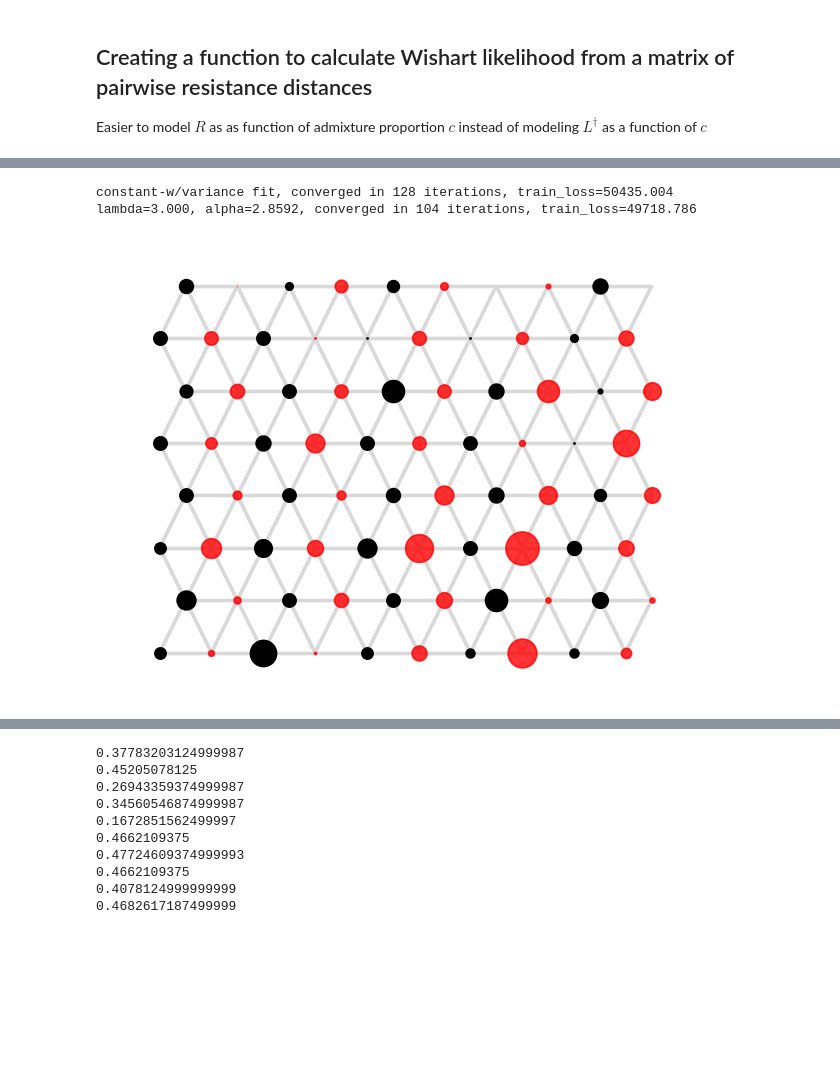
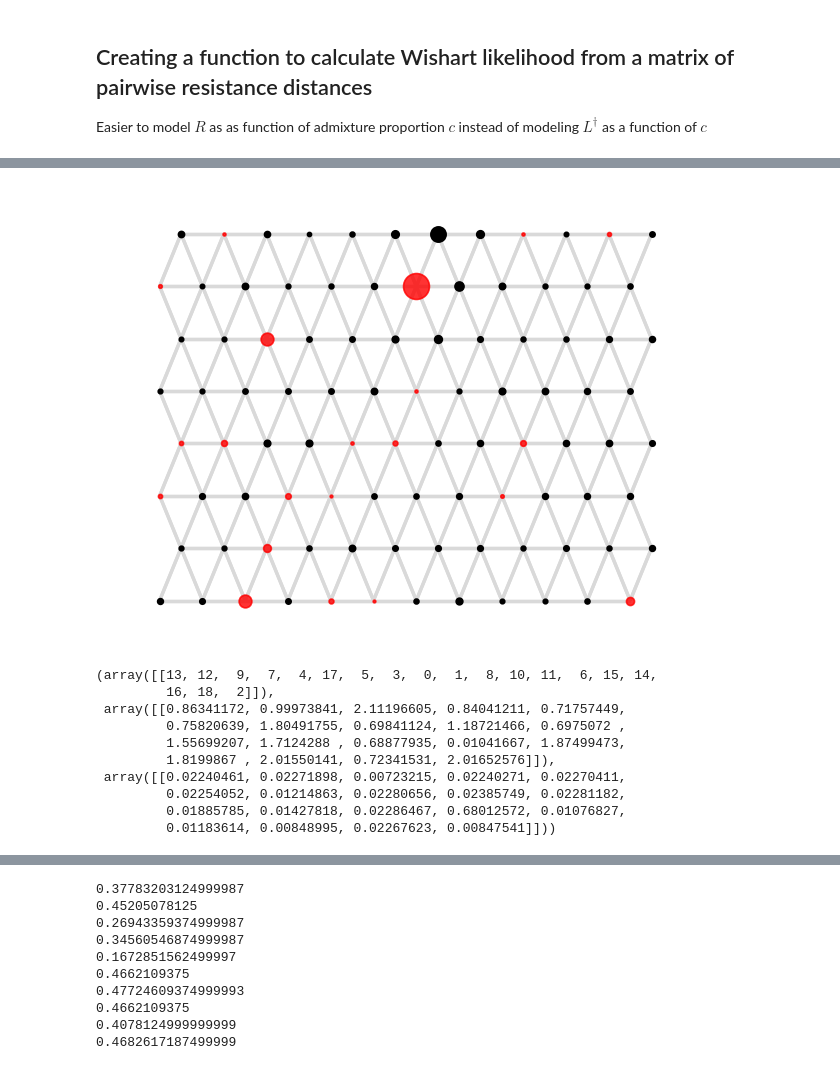
Before and after one commit to NovembreLab/feems, a Jupyter notebook: docs/notebooks/est-long-range.ipynb, the cells around one changed output, grey strips where cells are left out. Saved outputs shown, nothing was run; the diff lists cells and outputs as text; code cells hidden in the pictures; blank space fills up the shorter version.

```diff
--- a/docs/notebooks/est-long-range.ipynb
+++ b/docs/notebooks/est-long-range.ipynb
@@ -382,23 +497,26 @@ for i in range(sp_graph.n_observed_nodes):
 # np.sum(np.abs(MLEc60-0.6)), np.sum(np.abs(truec60-0.6))
 # plt.boxplot(np.vstack((MLEc60, truec60)).T); plt.ylim(0,1); plt.axhline(0.6)
 # sampnodes = [2,14,18,25,31,44,46,57,62,66,74]
-graph_def, coord_def, grid_def, edge_def = setup_graph(n_rows=8, n_columns=10, corridor_w=1., barrier_w=1., barrier_prob=1.0, corridor_left_prob=1., corridor_right_prob=1., barrier_startpt=3, barrier_endpt=6, option=1, ss=15)
-# gen_test_80 = simulate_genotypes_w_admixture(graph_def, target_n_snps=1000, n_print=50, long_range_nodes=[(44,17)], admixture_props=[0.0], n_e=np.linspace(1,8,80,endpoint=True), time_of_adm=[0])
-# coord = coord_def[list(range(220))+list(range(230,410)),:]
-# gen_test = gen_test_80[list(range(220))+list(range(230,410)),:]
+# graph_def, coord_def, grid_def, edge_def = setup_graph(n_rows=8, n_columns=12, corridor_w=1e-2, barrier_w=1e-3, barrier_prob=1.0, corridor_left_prob=1., corridor_right_prob=1., barrier_startpt=4, barrier_endpt=8, n_samples_per_node=10, option=1, ss=15)
+# gen_test_80 = simulate_genotypes_w_admixture(graph_def, target_n_snps=1000, n_print=500, long_range_nodes=[(51,44)], admixture_props=[0.5], n_e=100, time_of_adm=[1e-7])
+# coord = coord_def[list(range(np.sum(ss[:51])//2))+list(range(np.sum(ss[:52])//2,np.sum(ss)//2)),:]
+# gen_test = gen_test_80[list(range(np.sum(ss[:51])//2))+list(range(np.sum(ss[:52])//2,np.sum(ss)//2)),:]
 # gen_test = np.delete(gen_test,np.where(gen_test.sum(axis=0)==0)[0],1)
 # gen_test = np.delete(gen_test,np.where(gen_test.sum(axis=0)==2*gen_test.shape[0])[0],1)
-# sp_graph = FEEMSmix_SpatialGraph(gen_test_80, coord_def, grid_def, edge_def)
+# sp_graph = FEEMSmix_SpatialGraph(gen_test, coord, grid_def, edge_def)
 # sp_graph.fit(lamb=3.,optimize_q='n-dim',lamb_q=30.);
-# obj = FEEMSmix_Objective(sp_graph); obj.inv(); obj.grad(reg=False)
-# obj.extract_outliers(0.001); obj.inv(); obj.Lpinv = np.linalg.pinv(sp_graph.L.todense()); obj.grad(reg=False)
-# df = obj.calc_contour(destid=18,search_area='all',exclude_boundary=True)
-# sampnodes = list(np.arange(1,81)[::2])+[44]
+# obj = FEEMSmix_Objective(sp_graph); #obj.inv(); obj.grad(reg=False)
+# top = obj.extract_outliers(0.25); obj.inv(); obj.Lpinv = np.linalg.pinv(sp_graph.L.todense()); obj.grad(reg=False)
+# df = obj.calc_contour(destid=44,search_area='all',exclude_boundary=False)
+# sampnodes = list(np.arange(0,97)[::2])#+[63]
 # sampnodes = [2,18,25,31,44,46,57,62,74]
+# sampnodes = [2,4,10,12,14,15,20,28,30,36,44,51,57,60,63,66,80,83,86,89]
+# sampnodes = np.sort(np.unique(np.random.choice(97,20,replace=False).tolist()+[51,44])).tolist()
+# ss = [2*np.random.randint(1,11) if i in sampnodes else 0 for i in range(96)]
 # sampnodes = [2,14,18,25,31,44,46,57,62,66]
-# ss = [np.random.randint(1,11)*2 if i in sampnodes else 0 for i in range(80)]
 # np.array(ss)[np.array(sampnodes)]
-# graph_def, coord_def, grid_def, edge_def = setup_graph(n_rows=8, n_columns=10, corridor_w=1, barrier_w=1, barrier_prob=1.0, corridor_left_prob=1., corridor_right_prob=1., barrier_startpt=3, barrier_endpt=6, option=2, ss=[20 if i in sampnodes else 0 for i in range(80)])
-# foo = lambda c: simulate_genotypes_w_admixture(graph_def, target_n_snps=1000, n_print=500, long_range_nodes=[(44,17)], admixture_props=[0.5], n_e=100, time_of_adm=[100])
-# gen_test_80 = Parallel(n_jobs=16)(delayed(foo)(0.5) for _ in range(16))
+# graph_def, coord_def, grid_def, edge_def = setup_graph(n_rows=8, n_columns=12, corridor_w=1e-2, barrier_w=1e-3, barrier_prob=1.0, corridor_left_prob=1., corridor_right_prob=1., barrier_startpt=4, barrier_endpt=8, option=2, ss=ss)
+# foo = lambda c: simulate_genotypes_w_admixture(graph_def, target_n_snps=1000, n_print=800, long_range_nodes=[(51,44)], admixture_props=[0.5], n_e=10**(1+np.random.random(96)*2), time_of_adm=[1e-8])
+# gen_test_80 = Parallel(n_jobs=1)(delayed(foo)(0.5) for _ in range(1))
+# df = obj.calc_contour(destid=20,search_area='all',exclude_boundary=False)
 # %% [output]
@@ -522,28 +793,47 @@ Text(0.5, 1.0, 'True source is MLE: 14 times')
 # %%
 # np.array(MLEloc).std(axis=0)
 # np.array(MLEloc).std(axis=0), np.array(MLEloc).mean(axis=0)
-sp_graph.fit(lamb=3., optimize_q='n-dim', lamb_q=0.)
+# sp_graph.fit(lamb=3., optimize_q='n-dim', lamb_q=0.)
 fig = plt.figure(dpi=120)
 ax = fig.add_subplot(1, 1, 1)
 v = Viz(ax, sp_graph, obj, projection=None, edge_width=2,
         edge_alpha=1, edge_zorder=100, sample_pt_size=20, obs_node_size=7.5, sample_pt_color="black", cbar_font_size=10)
 v.draw_edges(use_weights=False); #v.draw_edge_colorbar()
-for i in range(80):
+q = []
+for i in range(96):
     ip = np.where(obj.perm_idx==i)[0][0]
     if ip<sp_graph.n_observed_nodes:
         v.ax.plot(v.grid[i,0], v.grid[i,1], 'ro', alpha=0.8, markersize=20/sp_graph.q[ip])
         # v.ax.plot(v.grid[i,0], v.grid[i,1], 'ro', alpha=0.8, markersize=np.linspace(1,8,80,endpoint=True)[i])#np.concatenate((np.repeat(1,30), np.repeat(10,25), np.repeat(100,25)))[i]/5)
     else:
         R1 = np.array(-2*obj.Lpinv[:sp_graph.n_observed_nodes,ip].T + np.diag(obj.Linv) + obj.Lpinv[ip,ip])
-        proxs = np.argsort([nx.shortest_path_length(sp_graph,source=ip,target=d) for d in set(obj.perm_idx[:sp_graph.n_observed_nodes])-set([ip])])[:1]
+        proxs = np.argsort([nx.shortest_path_length(sp_graph,source=ip,target=d) for d in set(obj.perm_idx[:sp_graph.n_observed_nodes])-set([ip])])[:10]
         # qprox = np.dot(1/sp_graph.q[proxs], (1/R1[0,proxs].T)/np.sum(1/R1[0,proxs]))
         qprox = np.dot(1/sp_graph.q[proxs], (R1[0,proxs]*np.exp(-2*R1[0,proxs]))/np.sum(R1[0,proxs]*np.exp(-2*R1[0,proxs])))
+        q.append(qprox)
         v.ax.plot(v.grid[i,0], v.grid[i,1], 'ko', markersize=20*qprox)
         # v.ax.plot(v.grid[i,0], v.grid[i,1], 'ko', alpha=0.8, markersize=np.concatenate((np.repeat(1,20), np.repeat(3,20), np.repeat(10,20), np.repeat(30,20)))[i])
 # %% [output]
-constant-w/variance fit, converged in 128 iterations, train_loss=50435.004
-lambda=3.000, alpha=2.8592, converged in 104 iterations, train_loss=49718.786
-[figure, old version]
+[figure, new version]
+# %%
+# R1 = np.array(-2*obj.Lpinv[:sp_graph.n_observed_nodes,13].T + np.diag(obj.Linv) + obj.Lpinv[13,13])
+# Rmat = -2*obj.Linv[:sp_graph.n_observed_nodes,:sp_graph.n_observed_nodes] + np.broadcast_to(np.diag(obj.Linv),(sp_graph.n_observed_nodes,sp_graph.n_observed_nodes)).T + np.broadcast_to(np.diag(obj.Linv),(sp_graph.n_observed_nodes,sp_graph.n_observed_nodes))
+# plt.hist(Rmat[np.tril_indices(19,k=-1)]); plt.hist(np.ravel(R1))
+# rrrs = Rmat[np.tril_indices(19,k=-1)]
+# plt.hist((rrrs-np.mean(rrrs))/np.std(rrrs)); plt.hist(np.ravel(R1))
+np.argsort(R1), R1, 1/R1*np.exp(-0.5*np.abs(np.mean(rrrs)-R1)/np.std(rrrs))/np.sum(1/R1*np.exp(-0.5*np.abs(np.mean(rrrs)-R1)/np.std(rrrs)))
+# np.argsort([nx.shortest_path_length(sp_graph,source=13,target=d) for d in set(obj.perm_idx[:sp_graph.n_observed_nodes])-set([13])])
+# %% [output]
+(array([[13, 12,  9,  7,  4, 17,  5,  3,  0,  1,  8, 10, 11,  6, 15, 14,
+         16, 18,  2]]),
+ array([[0.86341172, 0.99973841, 2.11196605, 0.84041211, 0.71757449,
+         0.75820639, 1.80491755, 0.69841124, 1.18721466, 0.6975072 ,
+         1.55699207, 1.7124288 , 0.68877935, 0.01041667, 1.87499473,
+         1.8199867 , 2.01550141, 0.72341531, 2.01652576]]),
+ array([[0.02240461, 0.02271898, 0.00723215, 0.02240271, 0.02270411,
+         0.02254052, 0.01214863, 0.02280656, 0.02385749, 0.02281182,
+         0.01885785, 0.01427818, 0.02286467, 0.68012572, 0.01076827,
+         0.01183614, 0.00848995, 0.02267623, 0.00847541]]))
 # %%
 # plt.plot(np.concatenate((np.repeat(1,30), np.repeat(10,25), np.repeat(100,25))),1/sp_graph.q,'ro'); plt.xlabel(r'simulated $N_e$'); plt.ylabel(r'$1/\hat q$'); plt.semilogx()
 # plt.plot(np.arange(1,81),1/sp_graph.q,'ro'); plt.xlabel(r'simulated $N_e$'); plt.ylabel(r'$1/\hat q$');
```
Also changed, not shown: parts of 26 cells of this notebook, 9 other files.
